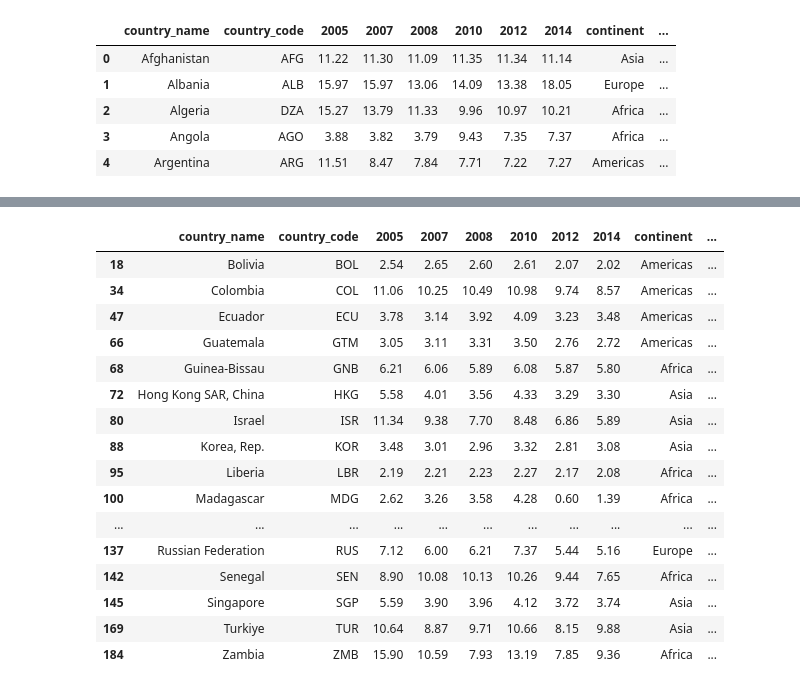
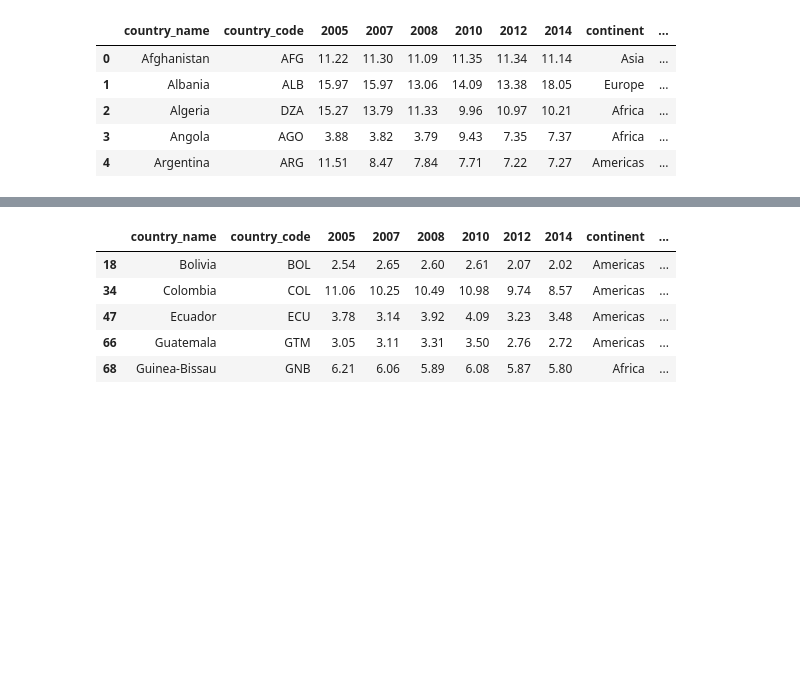
Before and after one commit to akhiltejareddy01/Analyzing_predicting_unemployment_across_world, a Jupyter notebook: Business Case Studies/financial_crisis_2k7_2k8.ipynb, the cells around one changed output, grey strips where cells are left out. Cells and saved outputs as stored; diff of their text form; code cells hidden in the pictures; blank space fills up the shorter version.

```diff
--- a/Business Case Studies/financial_crisis_2k7_2k8.ipynb
+++ b/Business Case Studies/financial_crisis_2k7_2k8.ipynb
@@ -136,23 +127,12 @@ data_recovered_2010
 # %%
 data_recovered_2012 = data_fc[(data_fc['post_financial']<0) & (data_fc['recovered_yr']>0)] #fetching all countries that are recovered in 2012
-data_recovered_2012
+data_recovered_2012.head()
 # %% [output]
 |  | country_name | country_code | 2005 | 2007 | 2008 | 2010 | 2012 | 2014 | continent | ... |
 | 18 | Bolivia | BOL | 2.54 | 2.65 | 2.60 | 2.61 | 2.07 | 2.02 | Americas | ... |
 | 34 | Colombia | COL | 11.06 | 10.25 | 10.49 | 10.98 | 9.74 | 8.57 | Americas | ... |
 | 47 | Ecuador | ECU | 3.78 | 3.14 | 3.92 | 4.09 | 3.23 | 3.48 | Americas | ... |
 | 66 | Guatemala | GTM | 3.05 | 3.11 | 3.31 | 3.50 | 2.76 | 2.72 | Americas | ... |
 | 68 | Guinea-Bissau | GNB | 6.21 | 6.06 | 5.89 | 6.08 | 5.87 | 5.80 | Africa | ... |
-| 72 | Hong Kong SAR, China | HKG | 5.58 | 4.01 | 3.56 | 4.33 | 3.29 | 3.30 | Asia | ... |
-| 80 | Israel | ISR | 11.34 | 9.38 | 7.70 | 8.48 | 6.86 | 5.89 | Asia | ... |
-| 88 | Korea, Rep. | KOR | 3.48 | 3.01 | 2.96 | 3.32 | 2.81 | 3.08 | Asia | ... |
-| 95 | Liberia | LBR | 2.19 | 2.21 | 2.23 | 2.27 | 2.17 | 2.08 | Africa | ... |
-| 100 | Madagascar | MDG | 2.62 | 3.26 | 3.58 | 4.28 | 0.60 | 1.39 | Africa | ... |
-| ... | ... | ... | ... | ... | ... | ... | ... | ... | ... | ... |
-| 137 | Russian Federation | RUS | 7.12 | 6.00 | 6.21 | 7.37 | 5.44 | 5.16 | Europe | ... |
-| 142 | Senegal | SEN | 8.90 | 10.08 | 10.13 | 10.26 | 9.44 | 7.65 | Africa | ... |
-| 145 | Singapore | SGP | 5.59 | 3.90 | 3.96 | 4.12 | 3.72 | 3.74 | Asia | ... |
-| 169 | Turkiye | TUR | 10.64 | 8.87 | 9.71 | 10.66 | 8.15 | 9.88 | Asia | ... |
-| 184 | Zambia | ZMB | 15.90 | 10.59 | 7.93 | 13.19 | 7.85 | 9.36 | Africa | ... |
 # %%
 data_recovered_2014 = data_fc[((data_fc['post_financial']<0)) & (data_fc['recovered_yr']<0) & (data_fc['recovered_yr_2014']>0)]
```
Also changed, not shown: parts of 22 cells of this notebook, 1 other file.
